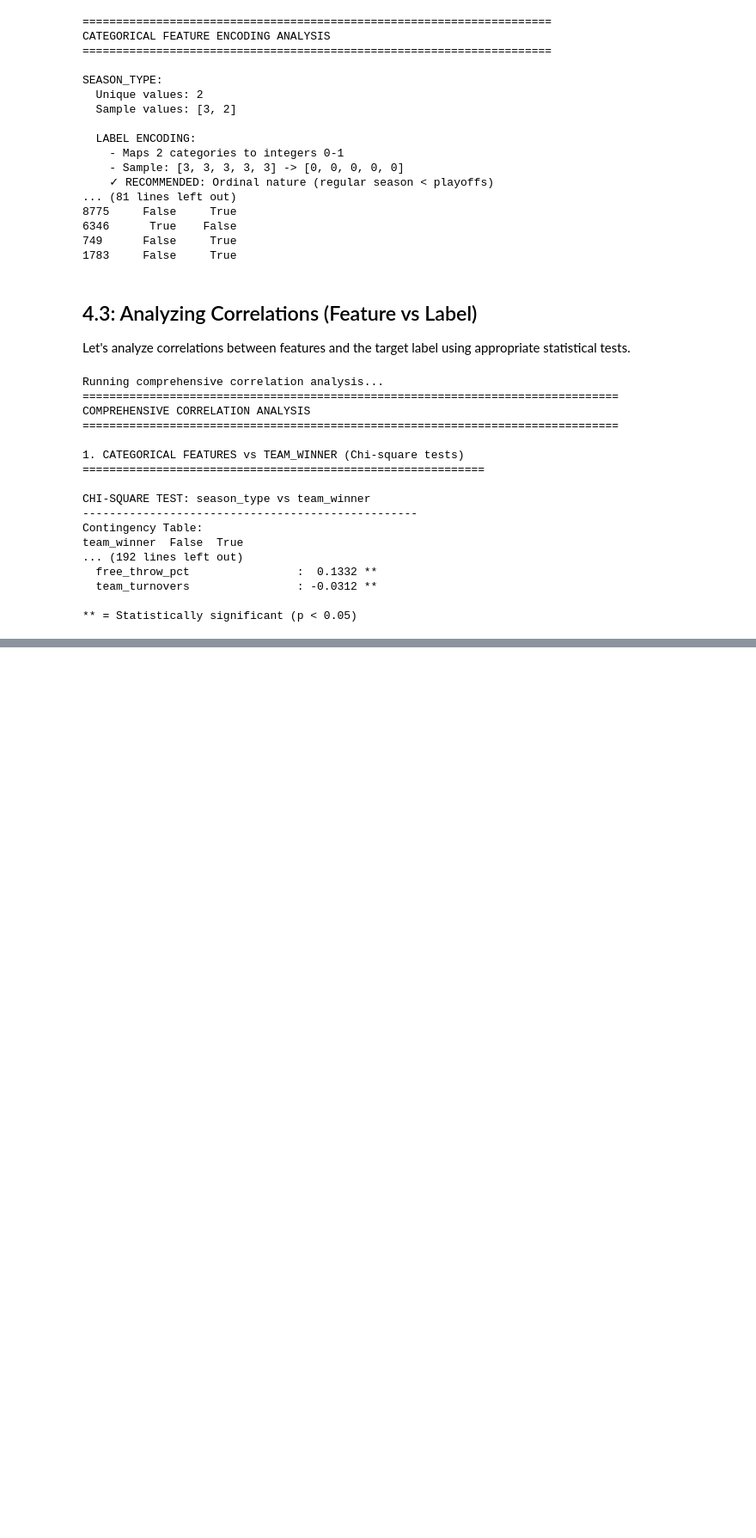
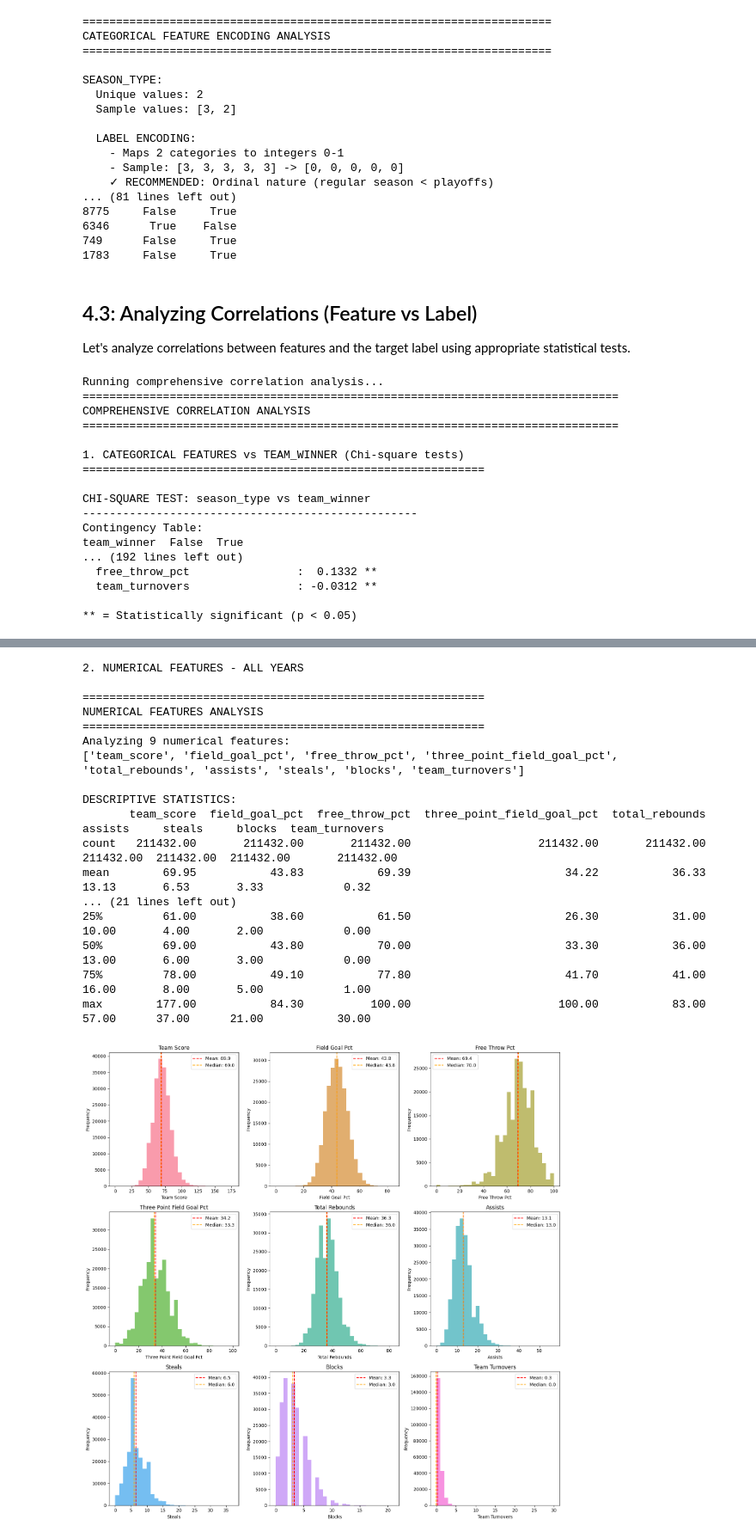
Before and after one commit to bf-z/March-Madness-Predictor, a Jupyter notebook: peek.ipynb, the cells around one changed output, grey strips where cells are left out. Shown at 86% size. Saved outputs shown, nothing was run; the diff lists cells and outputs as text; code cells hidden in the pictures; blank space fills up the shorter version.

```diff
--- a/peek.ipynb
+++ b/peek.ipynb
@@ -953,0 +1876,23 @@ and preprocessing in machine learning model development.
+# %%
+# 2. Numerical Features Analysis
+print("\n2. NUMERICAL FEATURES - ALL YEARS")
+numerical_features_all, numerical_stats_all = analyze_numerical_features(complete_data)
+# %% [output]
+2. NUMERICAL FEATURES - ALL YEARS
+
+============================================================
+NUMERICAL FEATURES ANALYSIS
+============================================================
+Analyzing 9 numerical features:
+['team_score', 'field_goal_pct', 'free_throw_pct', 'three_point_field_goal_pct', 'total_rebounds', 'assists', 'steals', 'blocks', 'team_turnovers']
+
+DESCRIPTIVE STATISTICS:
+       team_score  field_goal_pct  free_throw_pct  three_point_field_goal_pct  total_rebounds    assists     steals     blocks  team_turnovers
+count   211432.00       211432.00       211432.00                   211432.00       211432.00  211432.00  211432.00  211432.00       211432.00
+mean        69.95           43.83           69.39                       34.22           36.33      13.13       6.53       3.33            0.32
+... (21 lines left out)
+25%         61.00           38.60           61.50                       26.30           31.00      10.00       4.00       2.00            0.00
+50%         69.00           43.80           70.00                       33.30           36.00      13.00       6.00       3.00            0.00
+75%         78.00           49.10           77.80                       41.70           41.00      16.00       8.00       5.00            1.00
+max        177.00           84.30          100.00                      100.00           83.00      57.00      37.00      21.00           30.00
+[figure, added]
```
Also changed, not shown: parts of 24 cells of this notebook.
